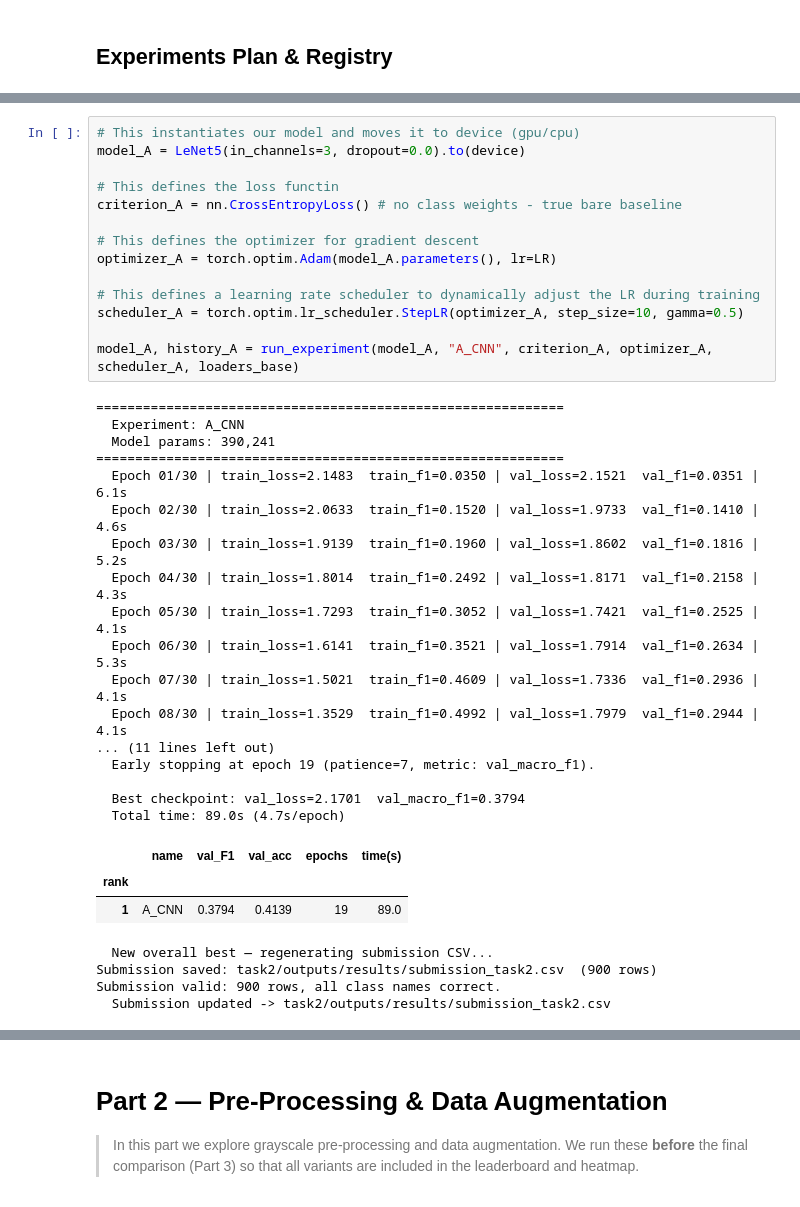
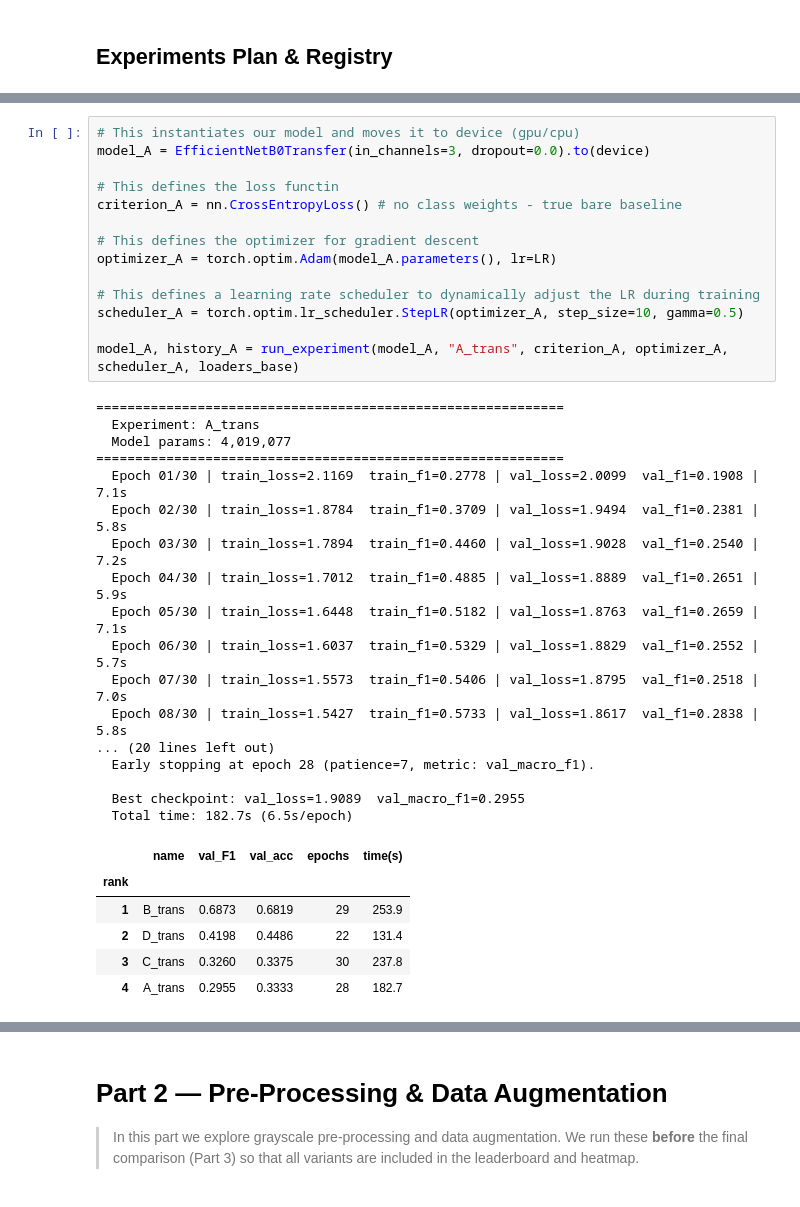
Before and after one commit to fmssilva/DL_Proj, a Jupyter notebook: assignment_1/task3/task3.ipynb, the cells around one changed output, grey strips where cells are left out. Saved outputs shown, nothing was run; the diff lists cells and outputs as text.

```diff
--- a/assignment_1/task3/task3.ipynb
+++ b/assignment_1/task3/task3.ipynb
@@ -653,40 +646,39 @@ model_registry = {
 # %%
 # This instantiates our model and moves it to device (gpu/cpu)
-model_A = LeNet5(in_channels=3, dropout=0.0).to(device)
+model_A = EfficientNetB0Transfer(in_channels=3, dropout=0.0).to(device)
 
 # This defines the loss functin
 criterion_A = nn.CrossEntropyLoss() # no class weights - true bare baseline
 
 # This defines the optimizer for gradient descent
 optimizer_A = torch.optim.Adam(model_A.parameters(), lr=LR)
 
 # This defines a learning rate scheduler to dynamically adjust the LR during training
 scheduler_A = torch.optim.lr_scheduler.StepLR(optimizer_A, step_size=10, gamma=0.5)
 
-model_A, history_A = run_experiment(model_A, "A_CNN", criterion_A, optimizer_A, scheduler_A, loaders_base)
+model_A, history_A = run_experiment(model_A, "A_trans", criterion_A, optimizer_A, scheduler_A, loaders_base)
 # %% [output]
 ============================================================
-  Experiment: A_CNN
-  Model params: 390,241
+  Experiment: A_trans
+  Model params: 4,019,077
 ============================================================
-  Epoch 01/30 | train_loss=2.1483  train_f1=0.0350 | val_loss=2.1521  val_f1=0.0351 | 6.1s
-  Epoch 02/30 | train_loss=2.0633  train_f1=0.1520 | val_loss=1.9733  val_f1=0.1410 | 4.6s
-  Epoch 03/30 | train_loss=1.9139  train_f1=0.1960 | val_loss=1.8602  val_f1=0.1816 | 5.2s
-  Epoch 04/30 | train_loss=1.8014  train_f1=0.2492 | val_loss=1.8171  val_f1=0.2158 | 4.3s
-  Epoch 05/30 | train_loss=1.7293  train_f1=0.3052 | val_loss=1.7421  val_f1=0.2525 | 4.1s
-  Epoch 06/30 | train_loss=1.6141  train_f1=0.3521 | val_loss=1.7914  val_f1=0.2634 | 5.3s
-  Epoch 07/30 | train_loss=1.5021  train_f1=0.4609 | val_loss=1.7336  val_f1=0.2936 | 4.1s
-  Epoch 08/30 | train_loss=1.3529  train_f1=0.4992 | val_loss=1.7979  val_f1=0.2944 | 4.1s
-... (11 lines left out)
-  Early stopping at epoch 19 (patience=7, metric: val_macro_f1).
+  Epoch 01/30 | train_loss=2.1169  train_f1=0.2778 | val_loss=2.0099  val_f1=0.1908 | 7.1s
+  Epoch 02/30 | train_loss=1.8784  train_f1=0.3709 | val_loss=1.9494  val_f1=0.2381 | 5.8s
+  Epoch 03/30 | train_loss=1.7894  train_f1=0.4460 | val_loss=1.9028  val_f1=0.2540 | 7.2s
+  Epoch 04/30 | train_loss=1.7012  train_f1=0.4885 | val_loss=1.8889  val_f1=0.2651 | 5.9s
+  Epoch 05/30 | train_loss=1.6448  train_f1=0.5182 | val_loss=1.8763  val_f1=0.2659 | 7.1s
+  Epoch 06/30 | train_loss=1.6037  train_f1=0.5329 | val_loss=1.8829  val_f1=0.2552 | 5.7s
+  Epoch 07/30 | train_loss=1.5573  train_f1=0.5406 | val_loss=1.8795  val_f1=0.2518 | 7.0s
+  Epoch 08/30 | train_loss=1.5427  train_f1=0.5733 | val_loss=1.8617  val_f1=0.2838 | 5.8s
+... (20 lines left out)
+  Early stopping at epoch 28 (patience=7, metric: val_macro_f1).
 
-  Best checkpoint: val_loss=2.1701  val_macro_f1=0.3794
-  Total time: 89.0s (4.7s/epoch)
+  Best checkpoint: val_loss=1.9089  val_macro_f1=0.2955
+  Total time: 182.7s (6.5s/epoch)
 |  | name | val_F1 | val_acc | epochs | time(s) |
 | rank |  |  |  |  |  |
-| 1 | A_CNN | 0.3794 | 0.4139 | 19 | 89.0 |
+| 1 | B_trans | 0.6873 | 0.6819 | 29 | 253.9 |
+| 2 | D_trans | 0.4198 | 0.4486 | 22 | 131.4 |
+| 3 | C_trans | 0.3260 | 0.3375 | 30 | 237.8 |
+| 4 | A_trans | 0.2955 | 0.3333 | 28 | 182.7 |
-  New overall best — regenerating submission CSV...
-Submission saved: task2/outputs/results/submission_task2.csv  (900 rows)
-Submission valid: 900 rows, all class names correct.
-  Submission updated -> task2/outputs/results/submission_task2.csv
 # %% [markdown]
```
Also changed, not shown: parts of 48 cells of this notebook.
